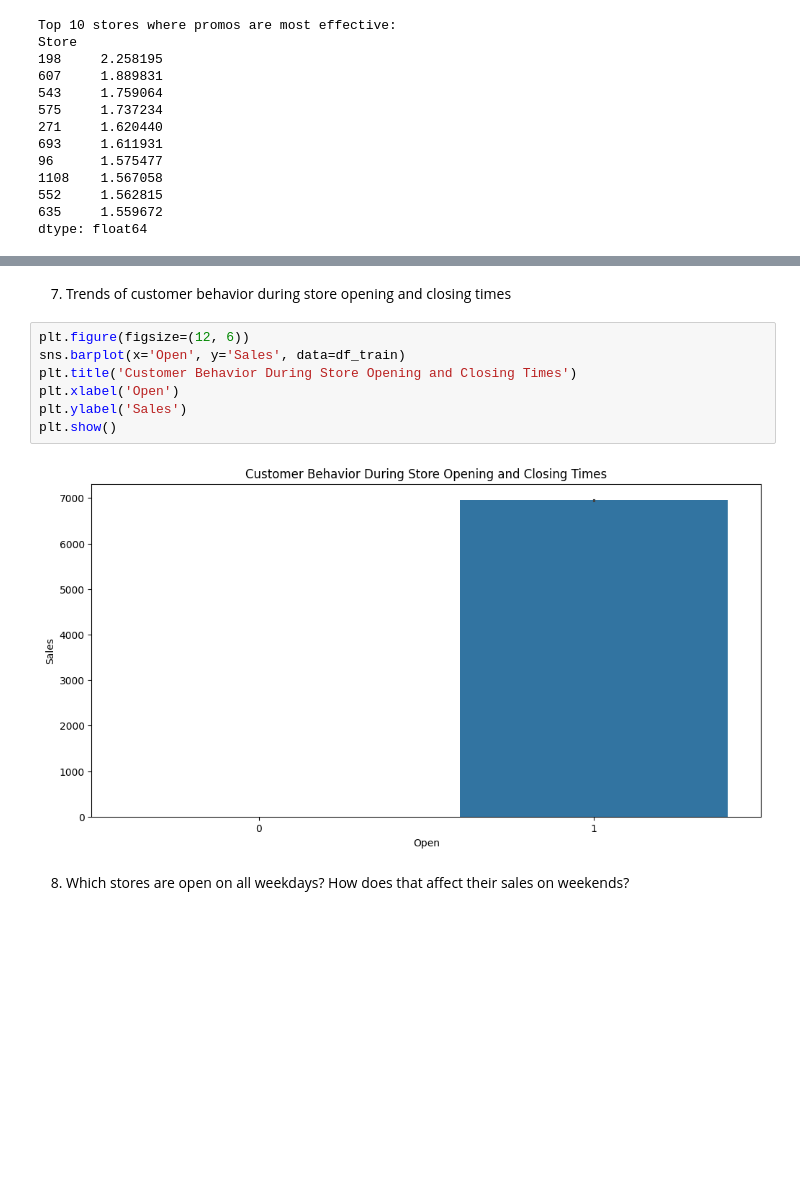
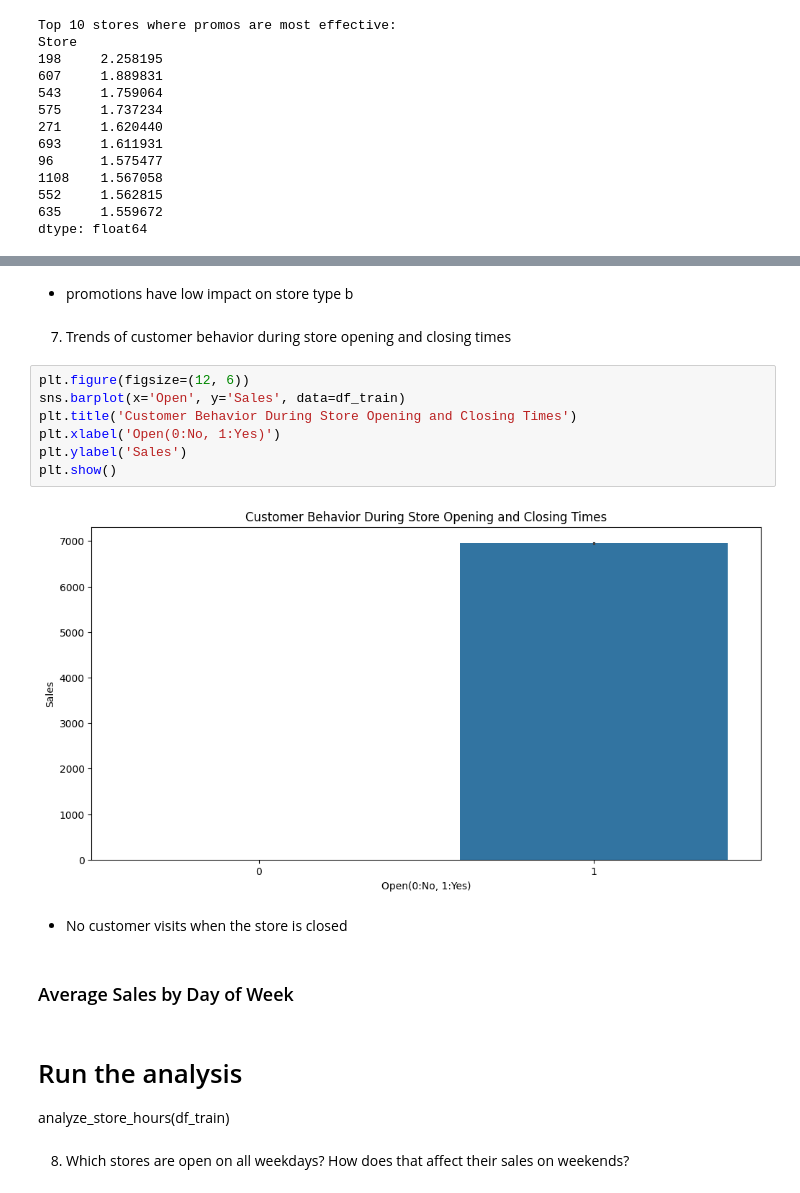
Before and after one commit to OL-YAD/rossmann-pharmaceuticals-sales-forecast, a Jupyter notebook: notebooks/eda_analysis.ipynb, the cells around one changed output, grey strips where cells are left out. Cells and saved outputs as stored; diff of their text form; blank space fills up the shorter version.

Commit message:
seasonality analysis modified

```diff
--- a/notebooks/eda_analysis.ipynb
+++ b/notebooks/eda_analysis.ipynb
@@ -205,14 +171,23 @@ Name: Sales, dtype: float64
+# %% [markdown]
+- promotions have low impact on store type b
 # %% [markdown]
 7. Trends of customer behavior during store opening and closing times
 # %%
 plt.figure(figsize=(12, 6))
 sns.barplot(x='Open', y='Sales', data=df_train)
 plt.title('Customer Behavior During Store Opening and Closing Times')
-plt.xlabel('Open')
+plt.xlabel('Open(0:No, 1:Yes)')
 plt.ylabel('Sales')
 plt.show()
 # %% [output]
-[figure, old version]
+[figure, new version]
+# %% [markdown]
+- No customer visits when the store is closed
+# %% [markdown]
+### Average Sales by Day of Week
+# %% [markdown]
+# Run the analysis
+analyze_store_hours(df_train)
 # %% [markdown]
 8. Which stores are open on all weekdays? How does that affect their sales on weekends?
 # %%
```
Also changed, not shown: parts of 16 cells of this notebook.
